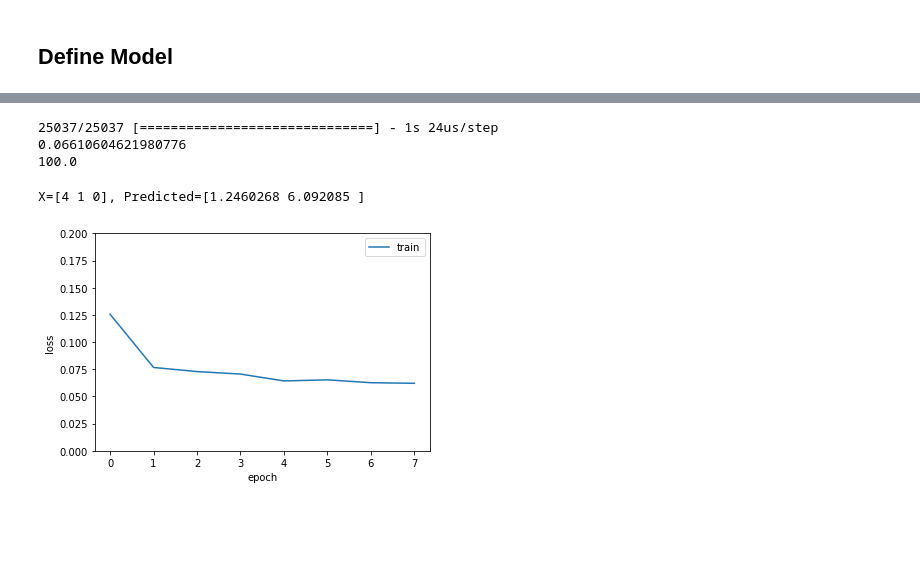
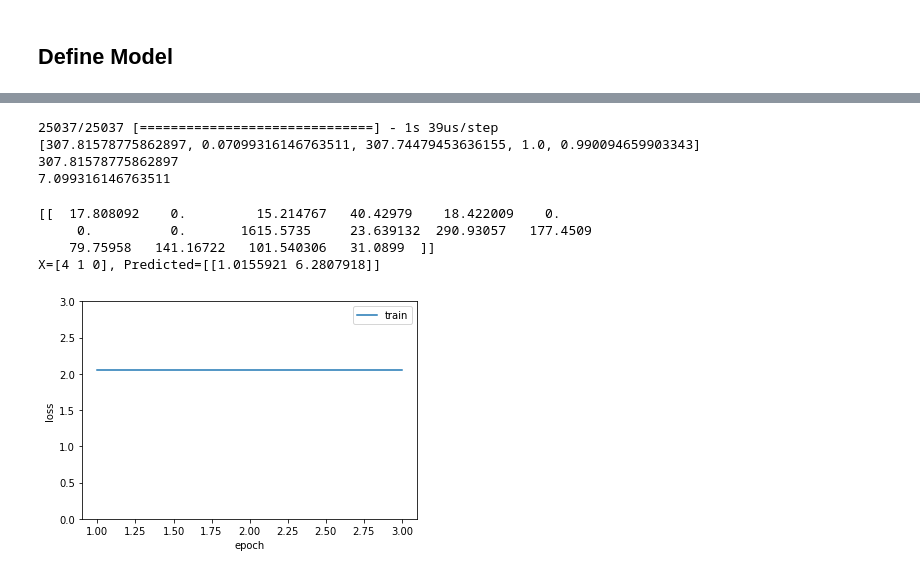
Before and after one commit to ChungminPark/samsung-ai-challenge-2018, a Jupyter notebook: Traffic_Accident.ipynb, the cells around one changed output, grey strips where cells are left out. Drawn from its saved outputs; the diff is of its cells as text; code cells hidden in the pictures; blank space fills up the shorter version.

```diff
--- a/Traffic_Accident.ipynb
+++ b/Traffic_Accident.ipynb
@@ -132,0 +180,3 @@ print(y_train_num.shape)
+# %%
+x_train_num = x_train_num[:24960]
+x_train_num_data = x_train_num.reshape(-1,4,5)
@@ -132,0 +201,4 @@ print(y_train_num.shape)
+# %%
+x_train_cat = x_train_cat[:25030]
+x_train_cat1 = np.expand_dims(x_train_cat, axis=1)
+print(x_train_cat1.shape)
@@ -147,7 +365,8 @@ x = Dense(300, activation='relu')(x)
 num_output = Dense(2, name='num_output')(x)
 
 cat_input = Input(shape=(16,), name='cat_input')
-x = concatenate([x, cat_input])
+x = concatenate([num_output, cat_input])
 x = Dense(300, activation='relu')(x)
+print(x)
 x = Dense(300, activation='relu')(x)
-cat_output = Dense(16, activation='sigmoid', name='cat_output')(x)
+cat_output = Dense(16, activation='relu', name='cat_output')(x)
@@ -155,7 +376,7 @@ cat_output = Dense(16, activation='sigmoid', name='cat_output')(x)
 model = Model(inputs=[num_input, cat_input], outputs=[num_output, cat_output])
 # %%
 model.compile(optimizer='rmsprop',
-              loss={'num_output':'mse', 'cat_output':'binary_crossentropy'},
+              loss={'num_output':'mse', 'cat_output':'categorical_crossentropy'},
               metrics=['accuracy'])
 # %%
 learning_rate_reduction = ReduceLROnPlateau(monitor='val_acc',
@@ -199,28 +416,35 @@ Epoch 14/50
 # %%
-loss_and_metrics = model.evaluate(x_train_num, y_train_num, batch_size=32)
+loss_and_metrics = model.evaluate({'num_input':x_train_num, 'cat_input':x_train_cat}, {'num_output': y_train_num, 'cat_output':x_train_cat}, batch_size=32)
+print(loss_and_metrics)
 print(loss_and_metrics[0])
 print(loss_and_metrics[1] * 100)
 # %% [output]
-25037/25037 [==============================] - 1s 24us/step
-0.06610604621980776
-100.0
+25037/25037 [==============================] - 1s 39us/step
+[307.81578775862897, 0.07099316146763511, 307.74479453636155, 1.0, 0.990094659903343]
+307.81578775862897
+7.099316146763511
 # %%
-Xnew = np.array([[4, 1, 0]])
+Xnew1 = np.array([[4, 1, 0]])
+Xnew2 = np.array([[0,0,1,1,0,0,0,1,93,1,17,10,5,8,5,2]])
 # make a prediction
-ynew = model.predict(Xnew)
+ynew = model.predict([Xnew1, Xnew2])
 # show the inputs and predicted outputs
-print("X=%s, Predicted=%s" % (Xnew[0], ynew[0]))
+print(ynew[1])
+print("X=%s, Predicted=%s" % (Xnew1[0], ynew[0]))
 # %% [output]
-X=[4 1 0], Predicted=[1.2460268 6.092085 ]
+[[  17.808092    0.         15.214767   40.42979    18.422009    0.
+     0.          0.       1615.5735     23.639132  290.93057   177.4509
+    79.75958   141.16722   101.540306   31.0899  ]]
+X=[4 1 0], Predicted=[[1.0155921 6.2807918]]
 # %%
 %matplotlib inline
 import matplotlib.pyplot as plt
 
 plt.plot(hist.history['loss'])
-plt.ylim(0.0, 0.2)
+plt.ylim(0.0, 3)
 plt.ylabel('loss')
 plt.xlabel('epoch')
 plt.legend(['train'], loc='upper right')
 plt.show()
 # %% [output]
-[figure, old version]
+[figure, new version]
```
Also changed, not shown: parts of 35 cells of this notebook, 1 other file.
